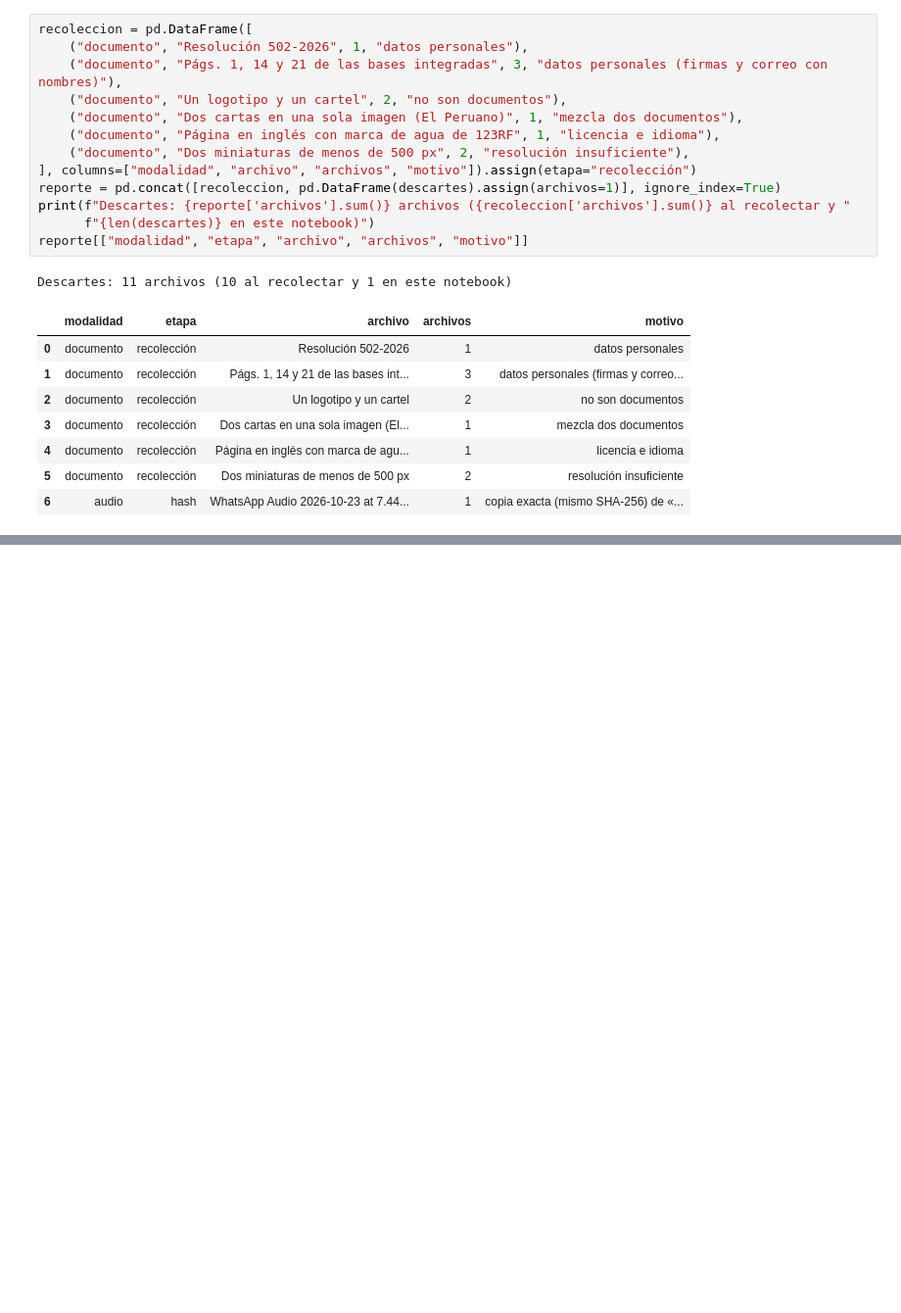
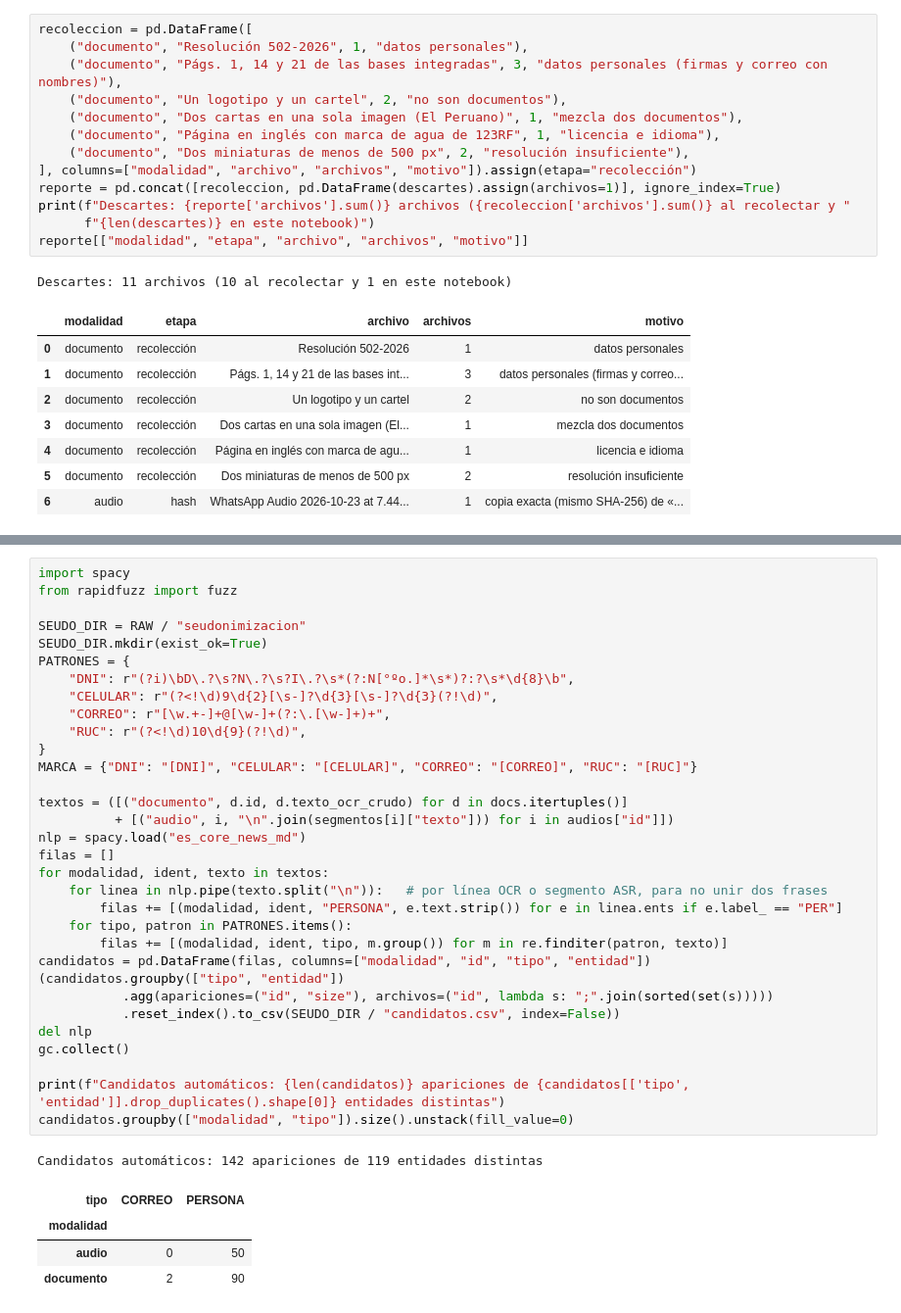
Before and after one commit to IvettexMamani/diplomado-python-2026, a Jupyter notebook: tarea_2/01_extraccion.ipynb, the cells around one changed output, grey strips where cells are left out. Shown at 98% size. Saved outputs shown, nothing was run; the diff lists cells and outputs as text; blank space fills up the shorter version.

```diff
--- a/tarea_2/01_extraccion.ipynb
+++ b/tarea_2/01_extraccion.ipynb
@@ -824,0 +843,38 @@ Descartes: 11 archivos (10 al recolectar y 1 en este notebook)
+# %%
+import spacy
+from rapidfuzz import fuzz
+
+SEUDO_DIR = RAW / "seudonimizacion"
+SEUDO_DIR.mkdir(exist_ok=True)
+PATRONES = {
+    "DNI": r"(?i)\bD\.?\s?N\.?\s?I\.?\s*(?:N[°ºo.]*\s*)?:?\s*\d{8}\b",
+    "CELULAR": r"(?<!\d)9\d{2}[\s-]?\d{3}[\s-]?\d{3}(?!\d)",
+    "CORREO": r"[\w.+-]+@[\w-]+(?:\.[\w-]+)+",
+    "RUC": r"(?<!\d)10\d{9}(?!\d)",
+}
+MARCA = {"DNI": "[DNI]", "CELULAR": "[CELULAR]", "CORREO": "[CORREO]", "RUC": "[RUC]"}
+
+textos = ([("documento", d.id, d.texto_ocr_crudo) for d in docs.itertuples()]
+          + [("audio", i, "\n".join(segmentos[i]["texto"])) for i in audios["id"]])
+nlp = spacy.load("es_core_news_md")
+filas = []
+for modalidad, ident, texto in textos:
+    for linea in nlp.pipe(texto.split("\n")):   # por línea OCR o segmento ASR, para no unir dos frases
+        filas += [(modalidad, ident, "PERSONA", e.text.strip()) for e in linea.ents if e.label_ == "PER"]
+    for tipo, patron in PATRONES.items():
+        filas += [(modalidad, ident, tipo, m.group()) for m in re.finditer(patron, texto)]
+candidatos = pd.DataFrame(filas, columns=["modalidad", "id", "tipo", "entidad"])
+(candidatos.groupby(["tipo", "entidad"])
+           .agg(apariciones=("id", "size"), archivos=("id", lambda s: ";".join(sorted(set(s)))))
+           .reset_index().to_csv(SEUDO_DIR / "candidatos.csv", index=False))
+del nlp
+gc.collect()
+
+print(f"Candidatos automáticos: {len(candidatos)} apariciones de {candidatos[['tipo', 'entidad']].drop_duplicates().shape[0]} entidades distintas")
+candidatos.groupby(["modalidad", "tipo"]).size().unstack(fill_value=0)
+# %% [output]
+Candidatos automáticos: 142 apariciones de 119 entidades distintas
+| tipo | CORREO | PERSONA |
+| modalidad |  |  |
+| audio | 0 | 50 |
+| documento | 2 | 90 |
```
Also changed, not shown: parts of 4 cells of this notebook.
